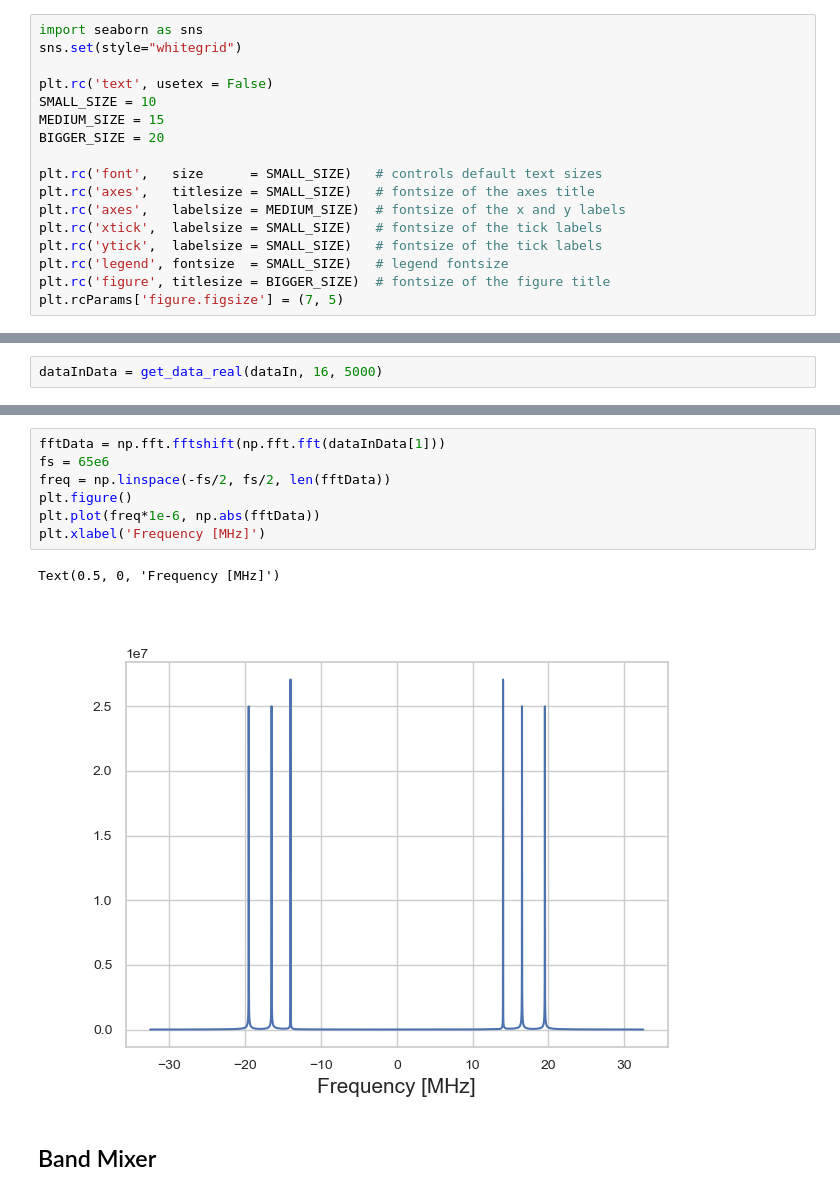
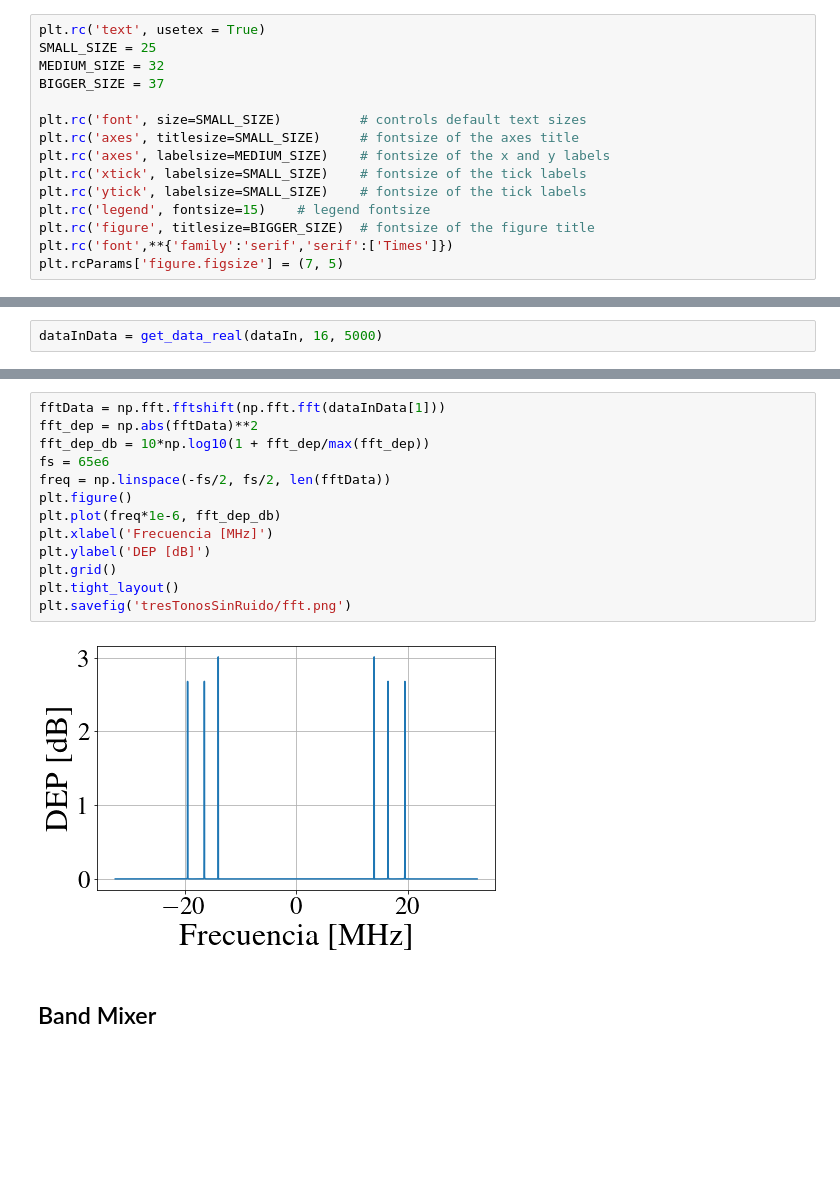
Before and after one commit to Fran-Mark/PI, a Jupyter notebook: Fpga/prj/preprocessing_stage/data_analysis/tresTonosSinRuido.ipynb, the cells around one changed output, grey strips where cells are left out. Cells and saved outputs as stored; diff of their text form; blank space fills up the shorter version.

```diff
--- a/Fpga/prj/preprocessing_stage/data_analysis/tresTonosSinRuido.ipynb
+++ b/Fpga/prj/preprocessing_stage/data_analysis/tresTonosSinRuido.ipynb
@@ -10,19 +10,17 @@ import matplotlib.pyplot as plt
 # %%
-import seaborn as sns
-sns.set(style="whitegrid")
+plt.rc('text', usetex = True)
+SMALL_SIZE = 25
+MEDIUM_SIZE = 32
+BIGGER_SIZE = 37
 
-plt.rc('text', usetex = False)
-SMALL_SIZE = 10
-MEDIUM_SIZE = 15
-BIGGER_SIZE = 20
-
-plt.rc('font',   size      = SMALL_SIZE)   # controls default text sizes
-plt.rc('axes',   titlesize = SMALL_SIZE)   # fontsize of the axes title
-plt.rc('axes',   labelsize = MEDIUM_SIZE)  # fontsize of the x and y labels
-plt.rc('xtick',  labelsize = SMALL_SIZE)   # fontsize of the tick labels
-plt.rc('ytick',  labelsize = SMALL_SIZE)   # fontsize of the tick labels
-plt.rc('legend', fontsize  = SMALL_SIZE)   # legend fontsize
-plt.rc('figure', titlesize = BIGGER_SIZE)  # fontsize of the figure title
+plt.rc('font', size=SMALL_SIZE)          # controls default text sizes
+plt.rc('axes', titlesize=SMALL_SIZE)     # fontsize of the axes title
+plt.rc('axes', labelsize=MEDIUM_SIZE)    # fontsize of the x and y labels
+plt.rc('xtick', labelsize=SMALL_SIZE)    # fontsize of the tick labels
+plt.rc('ytick', labelsize=SMALL_SIZE)    # fontsize of the tick labels
+plt.rc('legend', fontsize=15)    # legend fontsize
+plt.rc('figure', titlesize=BIGGER_SIZE)  # fontsize of the figure title
+plt.rc('font',**{'family':'serif','serif':['Times']})
 plt.rcParams['figure.figsize'] = (7, 5)
 # %%
 def twos_complement(hexstr,bits):
@@ -79,13 +76,18 @@ Unhandled message type set_device_pixel_ratio. {'device_pixel_ratio': 1.25, 'typ
 # %%
 fftData = np.fft.fftshift(np.fft.fft(dataInData[1]))
+fft_dep = np.abs(fftData)**2
+fft_dep_db = 10*np.log10(1 + fft_dep/max(fft_dep))
 fs = 65e6
 freq = np.linspace(-fs/2, fs/2, len(fftData))
 plt.figure()
-plt.plot(freq*1e-6, np.abs(fftData))
-plt.xlabel('Frequency [MHz]')
+plt.plot(freq*1e-6, fft_dep_db)
+plt.xlabel('Frecuencia [MHz]')
+plt.ylabel('DEP [dB]')
+plt.grid()
+plt.tight_layout()
+plt.savefig('tresTonosSinRuido/fft.png')
 # %% [output]
-Text(0.5, 0, 'Frequency [MHz]')
-[figure, old version]
+[figure, new version]
 # %% [markdown]
 ## Band Mixer
 # %%
```
Also changed, not shown: parts of 3 cells of this notebook, 14 other files.
